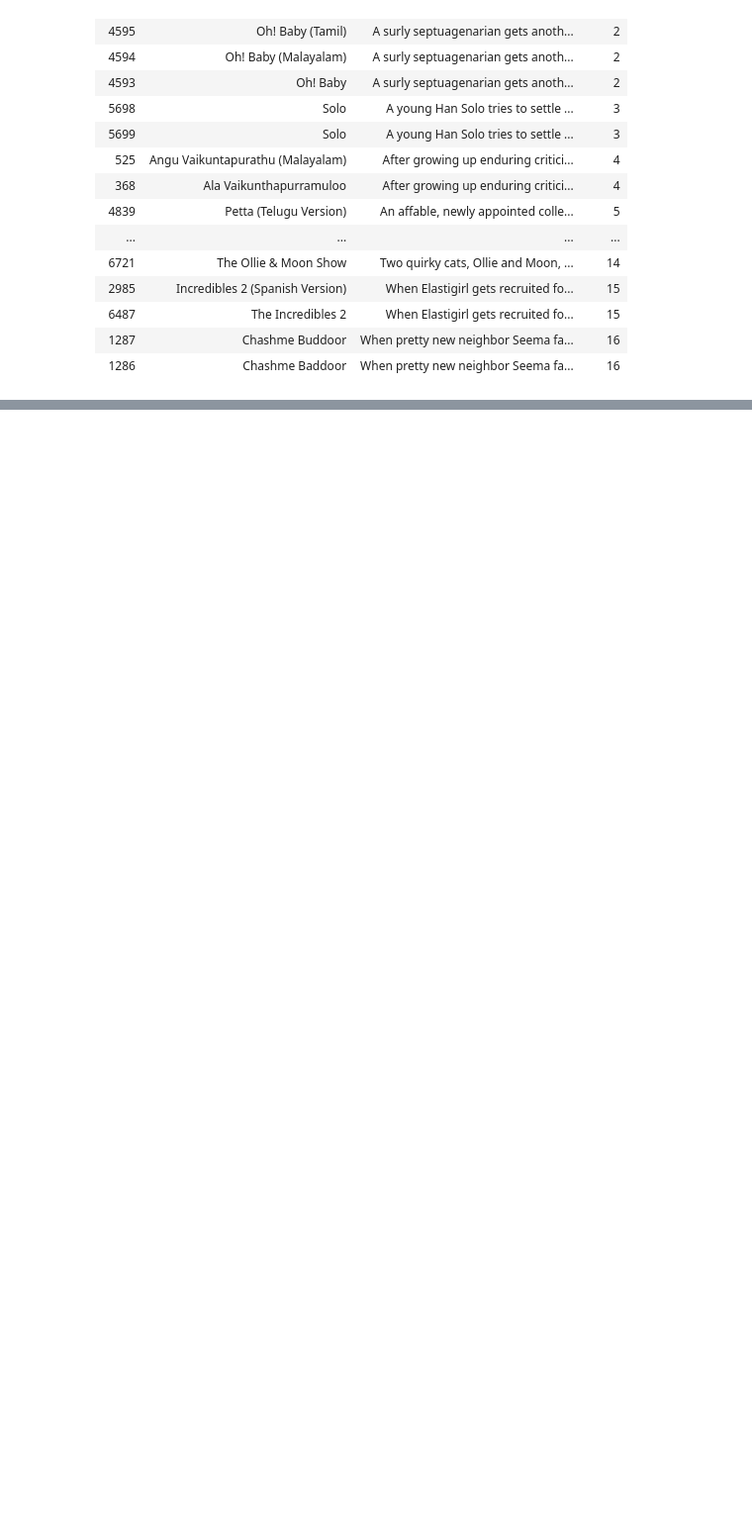
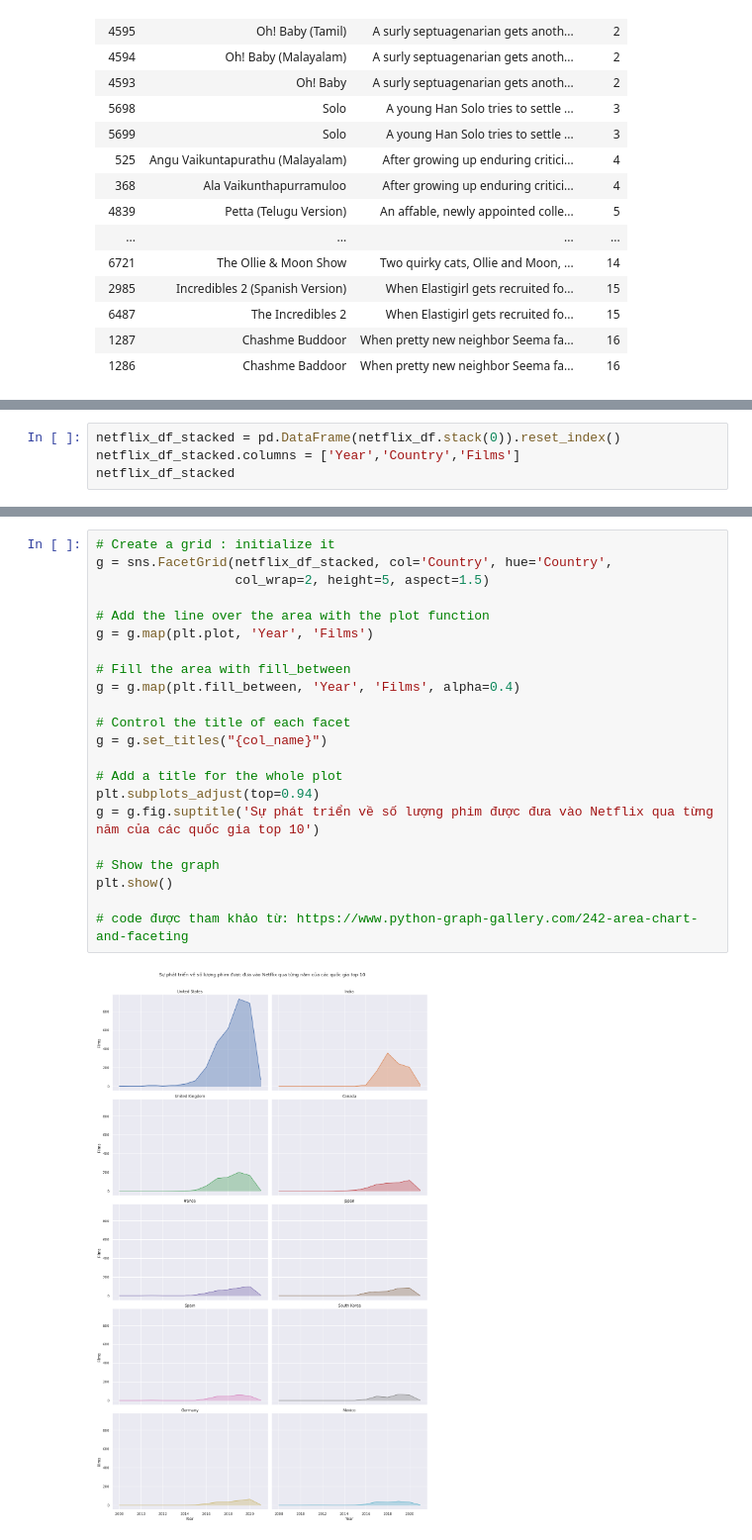
Before and after one commit to sgrayk/P4DS, a Jupyter notebook: Data preprocess Final.ipynb, the cells around one changed output, grey strips where cells are left out. Shown at 99% size. Cells and saved outputs as stored; diff of their text form; blank space fills up the shorter version.

```diff
--- a/Data preprocess Final.ipynb
+++ b/Data preprocess Final.ipynb
@@ -753,0 +944,4 @@ df1.reset_index().rename(columns={'index': 'Index'}).style\
+# %%
+netflix_df_stacked = pd.DataFrame(netflix_df.stack(0)).reset_index()
+netflix_df_stacked.columns = ['Year','Country','Films']
+netflix_df_stacked
@@ -753,0 +962,24 @@ df1.reset_index().rename(columns={'index': 'Index'}).style\
+# %%
+# Create a grid : initialize it
+g = sns.FacetGrid(netflix_df_stacked, col='Country', hue='Country',
+                  col_wrap=2, height=5, aspect=1.5)
+
+# Add the line over the area with the plot function
+g = g.map(plt.plot, 'Year', 'Films')
+
+# Fill the area with fill_between
+g = g.map(plt.fill_between, 'Year', 'Films', alpha=0.4)
+
+# Control the title of each facet
+g = g.set_titles("{col_name}")
+
+# Add a title for the whole plot
+plt.subplots_adjust(top=0.94)
+g = g.fig.suptitle('Sự phát triển về số lượng phim được đưa vào Netflix qua từng năm của các quốc gia top 10')
+
+# Show the graph
+plt.show()
+
+# code được tham khảo từ: https://www.python-graph-gallery.com/242-area-chart-and-faceting
+# %% [output]
+[figure, added]
```
Also changed, not shown: parts of 27 cells of this notebook.
